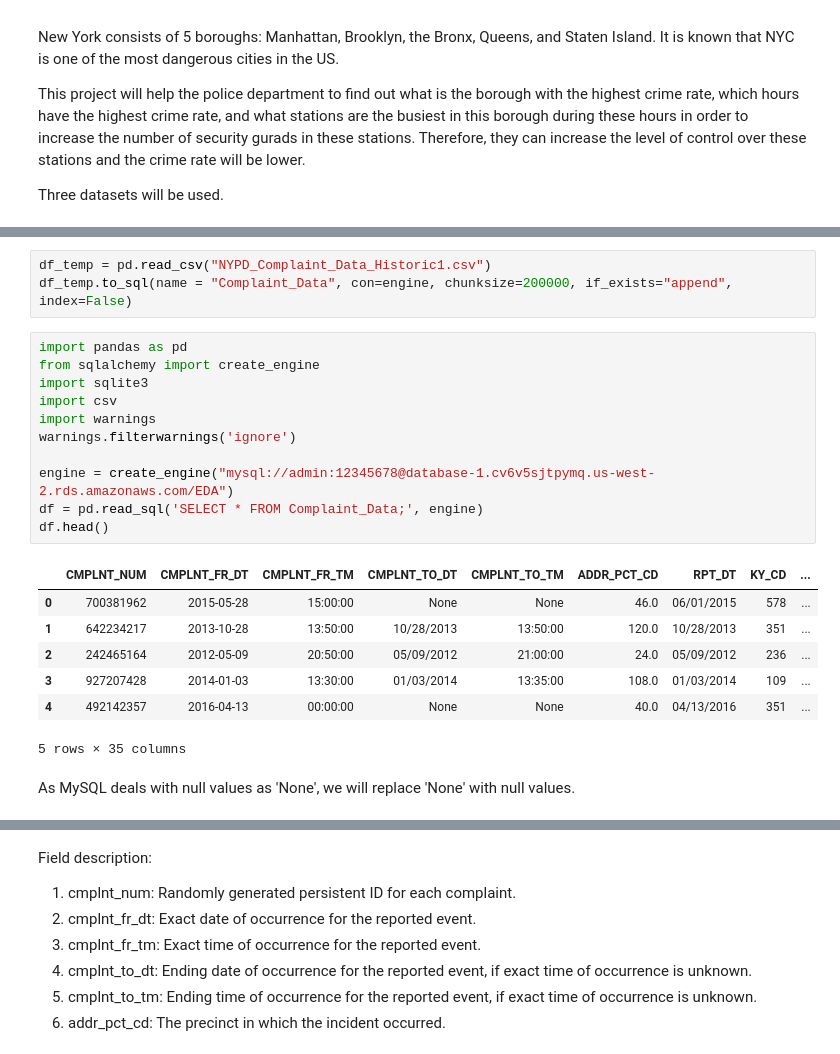
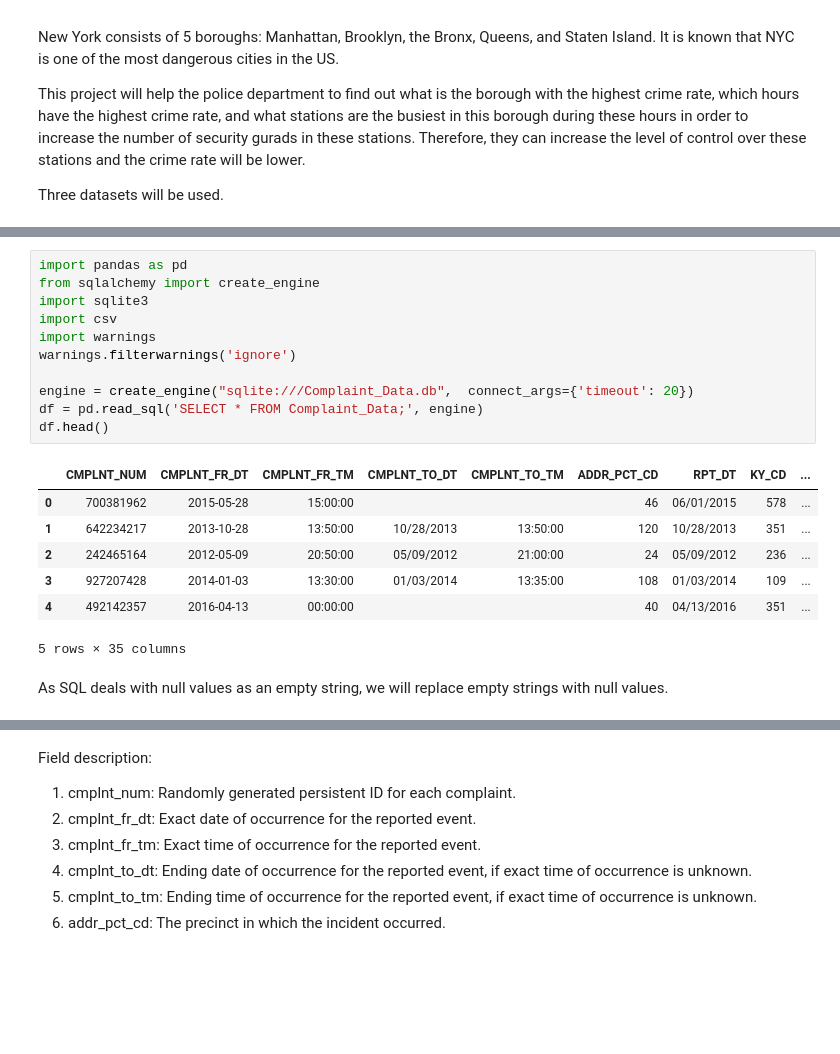
Before and after one commit to ReefAlturki/EDA_Project, a Jupyter notebook: EDA_Project.ipynb, the cells around one changed output, grey strips where cells are left out. Saved outputs shown, nothing was run; the diff lists cells and outputs as text; blank space fills up the shorter version.

```diff
--- a/EDA_Project.ipynb
+++ b/EDA_Project.ipynb
@@ -89,25 +82,22 @@ cursor.execute(create_table)
-# %%
-df_temp = pd.read_csv("NYPD_Complaint_Data_Historic1.csv")
-df_temp.to_sql(name = "Complaint_Data", con=engine, chunksize=200000, if_exists="append", index=False)
 # %%
 import pandas as pd
 from sqlalchemy import create_engine
 import sqlite3
 import csv
 import warnings
 warnings.filterwarnings('ignore')
 
-engine = create_engine("mysql://admin:12345678@database-1.cv6v5sjtpymq.us-west-2.rds.amazonaws.com/EDA")
+engine = create_engine("sqlite:///Complaint_Data.db",  connect_args={'timeout': 20})
 df = pd.read_sql('SELECT * FROM Complaint_Data;', engine)
 df.head()
 # %% [output]
 |  | CMPLNT_NUM | CMPLNT_FR_DT | CMPLNT_FR_TM | CMPLNT_TO_DT | CMPLNT_TO_TM | ADDR_PCT_CD | RPT_DT | KY_CD | ... |
-| 0 | 700381962 | 2015-05-28 | 15:00:00 | None | None | 46.0 | 06/01/2015 | 578 | ... |
-| 1 | 642234217 | 2013-10-28 | 13:50:00 | 10/28/2013 | 13:50:00 | 120.0 | 10/28/2013 | 351 | ... |
-| 2 | 242465164 | 2012-05-09 | 20:50:00 | 05/09/2012 | 21:00:00 | 24.0 | 05/09/2012 | 236 | ... |
-| 3 | 927207428 | 2014-01-03 | 13:30:00 | 01/03/2014 | 13:35:00 | 108.0 | 01/03/2014 | 109 | ... |
-| 4 | 492142357 | 2016-04-13 | 00:00:00 | None | None | 40.0 | 04/13/2016 | 351 | ... |
+| 0 | 700381962 | 2015-05-28 | 15:00:00 |  |  | 46 | 06/01/2015 | 578 | ... |
+| 1 | 642234217 | 2013-10-28 | 13:50:00 | 10/28/2013 | 13:50:00 | 120 | 10/28/2013 | 351 | ... |
+| 2 | 242465164 | 2012-05-09 | 20:50:00 | 05/09/2012 | 21:00:00 | 24 | 05/09/2012 | 236 | ... |
+| 3 | 927207428 | 2014-01-03 | 13:30:00 | 01/03/2014 | 13:35:00 | 108 | 01/03/2014 | 109 | ... |
+| 4 | 492142357 | 2016-04-13 | 00:00:00 |  |  | 40 | 04/13/2016 | 351 | ... |
 5 rows × 35 columns
 # %% [markdown]
-As MySQL deals with null values as 'None', we will replace 'None' with null values.
+As SQL deals with null values as an empty string, we will replace empty strings with null values.
 # %%
```
Also changed, not shown: parts of 30 cells of this notebook.
